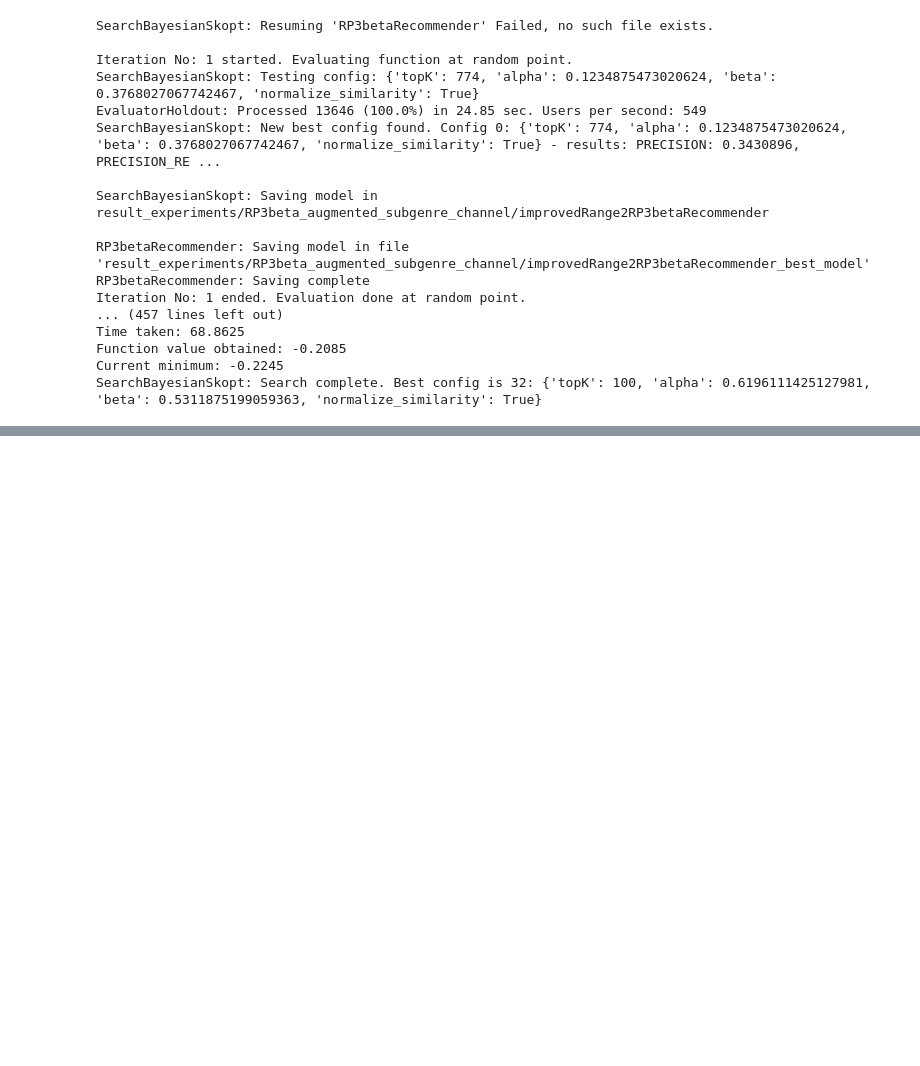
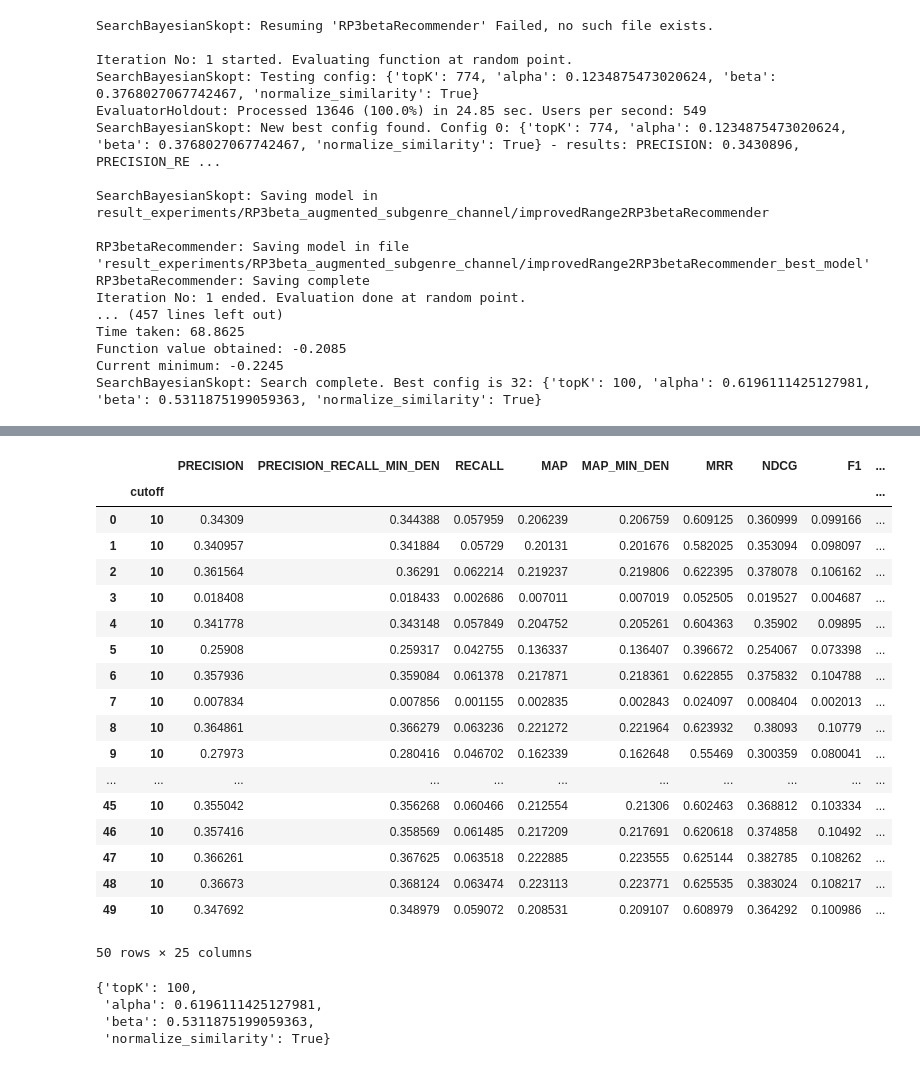
Before and after one commit to AlessioBray/Recommender-Systems-course-challenge, a Jupyter notebook: Hybrid_RP3beta_UserKNN.ipynb, the cells around one changed output, grey strips where cells are left out. Saved outputs shown, nothing was run; the diff lists cells and outputs as text; code cells hidden in the pictures; blank space fills up the shorter version.

```diff
--- a/Hybrid_RP3beta_UserKNN.ipynb
+++ b/Hybrid_RP3beta_UserKNN.ipynb
@@ -396,3 +368,10 @@ Time taken: 68.8625
 Function value obtained: -0.2085
 Current minimum: -0.2245
 SearchBayesianSkopt: Search complete. Best config is 32: {'topK': 100, 'alpha': 0.6196111425127981, 'beta': 0.5311875199059363, 'normalize_similarity': True}
+# %%
+from Recommenders.DataIO import DataIO
+
+data_loader = DataIO(folder_path = output_folder_path)
+search_metadata = data_loader.load_data(RP3betaRecommender.RECOMMENDER_NAME + "_metadata.zip")
+
+search_metadata.keys()
@@ -398,0 +401,31 @@ SearchBayesianSkopt: Search complete. Best config is 32: {'topK': 100, 'alpha':
+# %%
+result_on_validation_df = search_metadata["result_on_validation_df"]
+result_on_validation_df.head(54)
+# %% [output]
+|  |  | PRECISION | PRECISION_RECALL_MIN_DEN | RECALL | MAP | MAP_MIN_DEN | MRR | NDCG | F1 | ... |
+|  | cutoff |  |  |  |  |  |  |  |  | ... |
+| 0 | 10 | 0.34309 | 0.344388 | 0.057959 | 0.206239 | 0.206759 | 0.609125 | 0.360999 | 0.099166 | ... |
+| 1 | 10 | 0.340957 | 0.341884 | 0.05729 | 0.20131 | 0.201676 | 0.582025 | 0.353094 | 0.098097 | ... |
+| 2 | 10 | 0.361564 | 0.36291 | 0.062214 | 0.219237 | 0.219806 | 0.622395 | 0.378078 | 0.106162 | ... |
+| 3 | 10 | 0.018408 | 0.018433 | 0.002686 | 0.007011 | 0.007019 | 0.052505 | 0.019527 | 0.004687 | ... |
+| 4 | 10 | 0.341778 | 0.343148 | 0.057849 | 0.204752 | 0.205261 | 0.604363 | 0.35902 | 0.09895 | ... |
+| 5 | 10 | 0.25908 | 0.259317 | 0.042755 | 0.136337 | 0.136407 | 0.396672 | 0.254067 | 0.073398 | ... |
+| 6 | 10 | 0.357936 | 0.359084 | 0.061378 | 0.217871 | 0.218361 | 0.622855 | 0.375832 | 0.104788 | ... |
+| 7 | 10 | 0.007834 | 0.007856 | 0.001155 | 0.002835 | 0.002843 | 0.024097 | 0.008404 | 0.002013 | ... |
+| 8 | 10 | 0.364861 | 0.366279 | 0.063236 | 0.221272 | 0.221964 | 0.623932 | 0.38093 | 0.10779 | ... |
+| 9 | 10 | 0.27973 | 0.280416 | 0.046702 | 0.162339 | 0.162648 | 0.55469 | 0.300359 | 0.080041 | ... |
+| ... | ... | ... | ... | ... | ... | ... | ... | ... | ... | ... |
+| 45 | 10 | 0.355042 | 0.356268 | 0.060466 | 0.212554 | 0.21306 | 0.602463 | 0.368812 | 0.103334 | ... |
+| 46 | 10 | 0.357416 | 0.358569 | 0.061485 | 0.217209 | 0.217691 | 0.620618 | 0.374858 | 0.10492 | ... |
+| 47 | 10 | 0.366261 | 0.367625 | 0.063518 | 0.222885 | 0.223555 | 0.625144 | 0.382785 | 0.108262 | ... |
+| 48 | 10 | 0.36673 | 0.368124 | 0.063474 | 0.223113 | 0.223771 | 0.625535 | 0.383024 | 0.108217 | ... |
+| 49 | 10 | 0.347692 | 0.348979 | 0.059072 | 0.208531 | 0.209107 | 0.608979 | 0.364292 | 0.100986 | ... |
+50 rows × 25 columns
+# %%
+best_hyperparameters = search_metadata["hyperparameters_best"]
+best_hyperparameters
+# %% [output]
+{'topK': 100,
+ 'alpha': 0.6196111425127981,
+ 'beta': 0.5311875199059363,
+ 'normalize_similarity': True}
```
Also changed, not shown: parts of 15 cells of this notebook, 13 other files.
